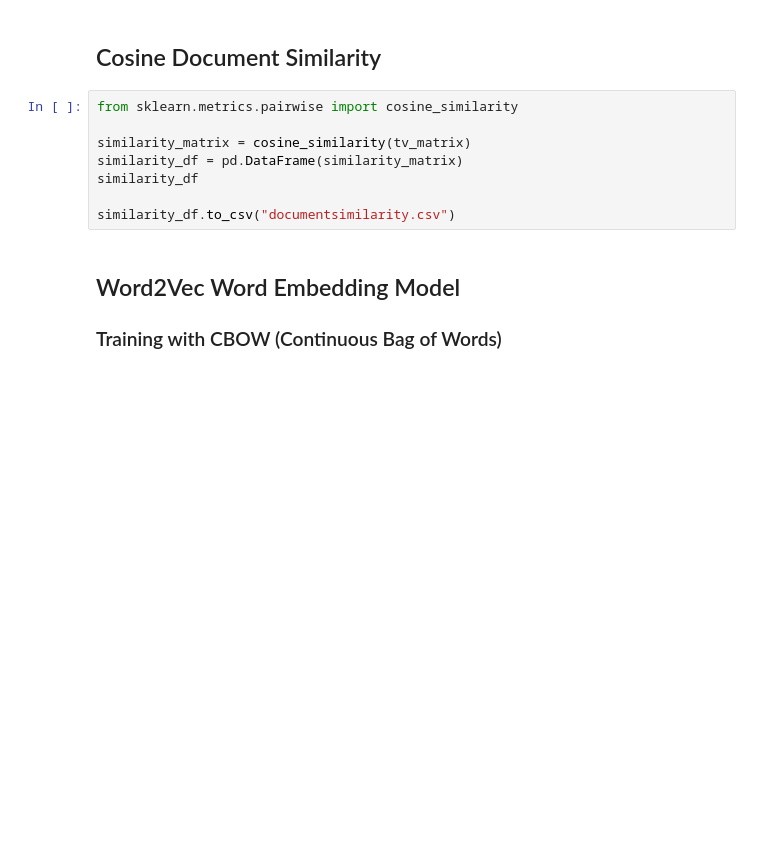
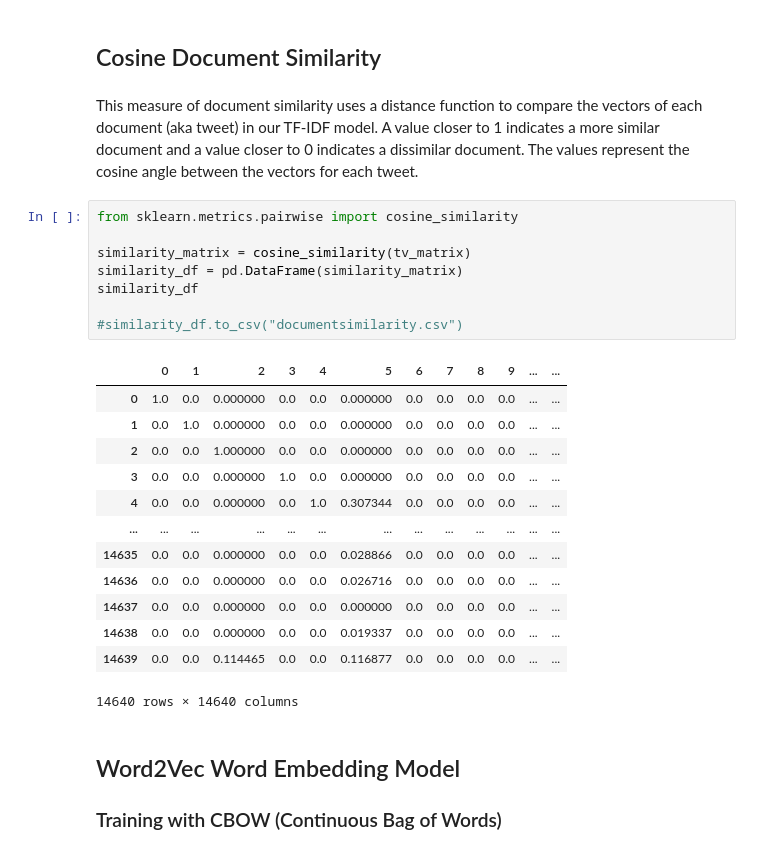
Before and after one commit to DataKnightsAI/Text-Sentiment-Analysis-for-Twitter, a Jupyter notebook: milestone1/Patrick/milestone1-patrick.ipynb, the cells around one changed output. Saved outputs shown, nothing was run; the diff lists cells and outputs as text; blank space fills up the shorter version.

```diff
--- a/milestone1/Patrick/milestone1-patrick.ipynb
+++ b/milestone1/Patrick/milestone1-patrick.ipynb
@@ -74,13 +140,29 @@ pd.DataFrame(np.round(tv_matrix, 2), columns=vocab).to_csv("tfidfmodel.csv")
 # %% [markdown]
 ## Cosine Document Similarity
+# %% [markdown]
+This measure of document similarity uses a distance function to compare the vectors of each document (aka tweet) in our TF-IDF model. A value closer to 1 indicates a more similar document and a value closer to 0 indicates a dissimilar document. The values represent the cosine angle between the vectors for each tweet.
 # %%
 from sklearn.metrics.pairwise import cosine_similarity
 
 similarity_matrix = cosine_similarity(tv_matrix)
 similarity_df = pd.DataFrame(similarity_matrix)
 similarity_df
 
-similarity_df.to_csv("documentsimilarity.csv")
+#similarity_df.to_csv("documentsimilarity.csv")
+# %% [output]
+|  | 0 | 1 | 2 | 3 | 4 | 5 | 6 | 7 | 8 | 9 | ... | ... |
+| 0 | 1.0 | 0.0 | 0.000000 | 0.0 | 0.0 | 0.000000 | 0.0 | 0.0 | 0.0 | 0.0 | ... | ... |
+| 1 | 0.0 | 1.0 | 0.000000 | 0.0 | 0.0 | 0.000000 | 0.0 | 0.0 | 0.0 | 0.0 | ... | ... |
+| 2 | 0.0 | 0.0 | 1.000000 | 0.0 | 0.0 | 0.000000 | 0.0 | 0.0 | 0.0 | 0.0 | ... | ... |
+| 3 | 0.0 | 0.0 | 0.000000 | 1.0 | 0.0 | 0.000000 | 0.0 | 0.0 | 0.0 | 0.0 | ... | ... |
+| 4 | 0.0 | 0.0 | 0.000000 | 0.0 | 1.0 | 0.307344 | 0.0 | 0.0 | 0.0 | 0.0 | ... | ... |
+| ... | ... | ... | ... | ... | ... | ... | ... | ... | ... | ... | ... | ... |
+| 14635 | 0.0 | 0.0 | 0.000000 | 0.0 | 0.0 | 0.028866 | 0.0 | 0.0 | 0.0 | 0.0 | ... | ... |
+| 14636 | 0.0 | 0.0 | 0.000000 | 0.0 | 0.0 | 0.026716 | 0.0 | 0.0 | 0.0 | 0.0 | ... | ... |
+| 14637 | 0.0 | 0.0 | 0.000000 | 0.0 | 0.0 | 0.000000 | 0.0 | 0.0 | 0.0 | 0.0 | ... | ... |
+| 14638 | 0.0 | 0.0 | 0.000000 | 0.0 | 0.0 | 0.019337 | 0.0 | 0.0 | 0.0 | 0.0 | ... | ... |
+| 14639 | 0.0 | 0.0 | 0.114465 | 0.0 | 0.0 | 0.116877 | 0.0 | 0.0 | 0.0 | 0.0 | ... | ... |
+14640 rows × 14640 columns
 # %% [markdown]
 ## Word2Vec Word Embedding Model
 ### Training with CBOW (Continuous Bag of Words)
```
Also changed, not shown: parts of 24 cells of this notebook, 5 other files.
